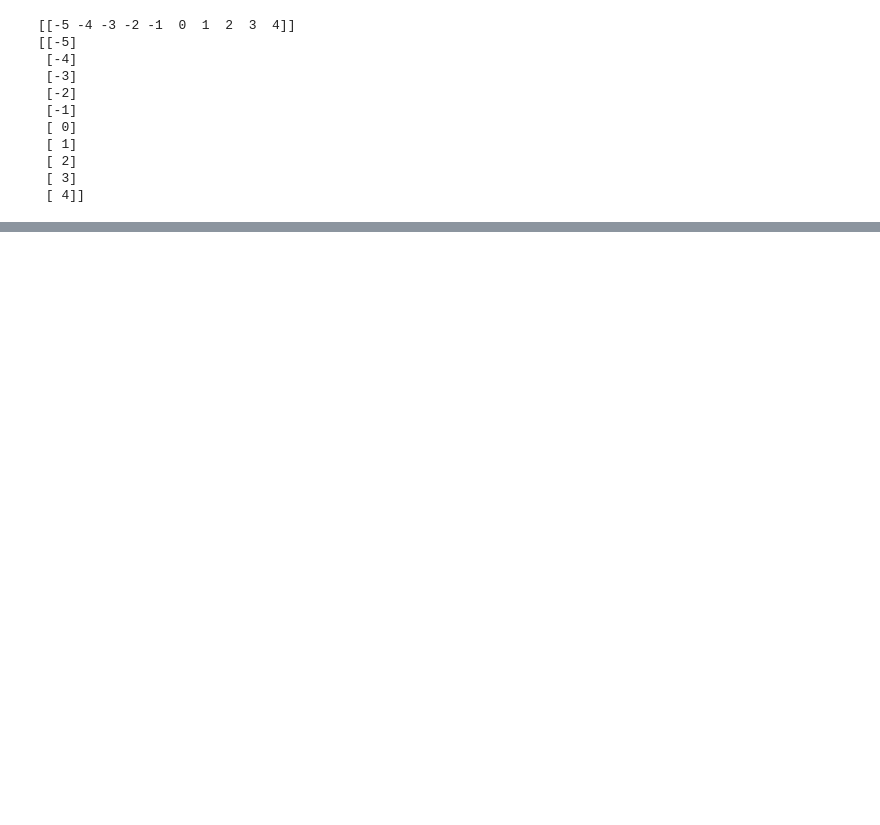
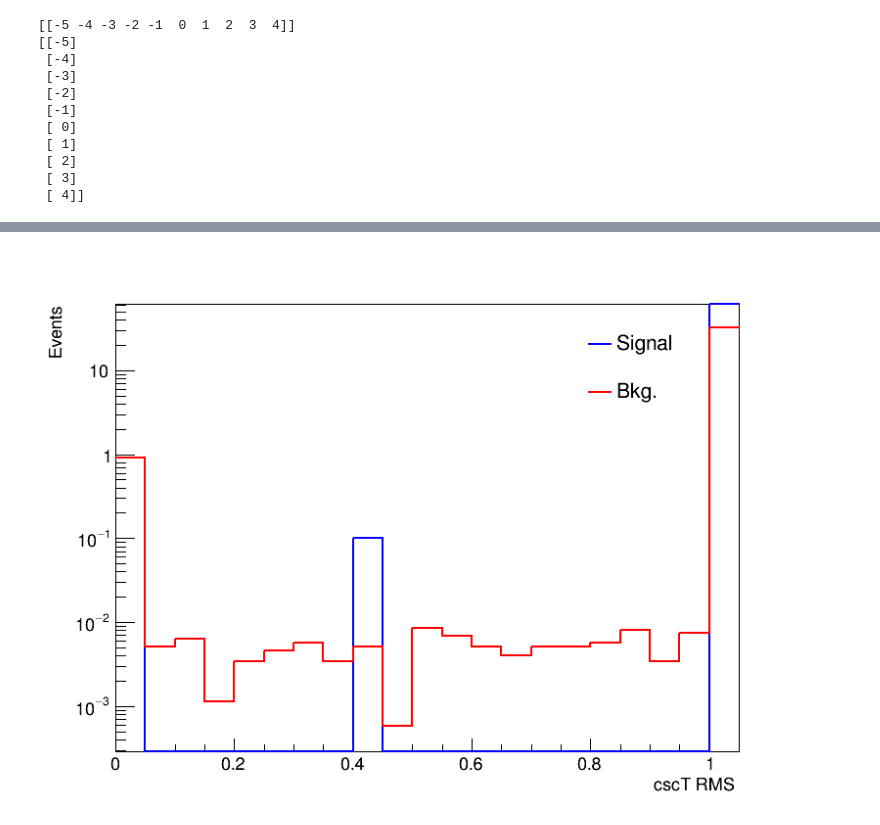
Before and after one commit to cms-lpc-llp/delayed_jet_analyzer, a Jupyter notebook: plot_scripts/muon_roi_trigger.ipynb, the cells around one changed output, grey strips where cells are left out. Cells and saved outputs as stored; diff of their text form; code cells hidden in the pictures; blank space fills up the shorter version.

```diff
--- a/plot_scripts/muon_roi_trigger.ipynb
+++ b/plot_scripts/muon_roi_trigger.ipynb
@@ -491,0 +1225,40 @@ Info in <TCanvas::Print>: pdf file muon_roi_trigger_signal_vs_bkg.pdf has been c
+# %%
+# cscTiming RMS plot for QCD/vH samples
+
+c3 = rt.TCanvas('c3','c3', 800, 600)
+h['cscT_dis_rms'] = create_TH1D(cscT_dis_rms, axis_title=['cscT_dis_rms', 'Events'], name='cscT_dis_rms', binning=[20, 0, 1])
+h['cscT_dis_rms'].SetLineColor(4)
+
+h['cscT_prompt_rms'] = create_TH1D(cscT_prompt_rms, axis_title=['cscT_prompt_rms', 'Events'], name='cscT_prompt_rms', binning=[20, 0, 1])
+h['cscT_prompt_rms'].SetLineColor(2)
+
+c3.SetLogy()
+
+h['cscT_dis_rms'].Scale(1.0/h['cscT_dis_rms'].Integral())
+h['cscT_prompt_rms'].Scale(1.0/h['cscT_prompt_rms'].Integral())
+
+#h['cscT_dis_rms'].SetLineWidth(2)
+#h['cscT_prompt_rms'].SetLineWidth(2)
+h['cscT_dis_rms'].GetXaxis().SetRangeUser(0,200)
+h['cscT_prompt_rms'].GetXaxis().SetRangeUser(0,200)
+h['cscT_dis_rms'].SetLineWidth(2)
+h['cscT_prompt_rms'].SetLineWidth(2)
+h['cscT_prompt_rms'].SetStats(0)
+h['cscT_prompt_rms'].SetTitle("")
+h['cscT_prompt_rms'].SetXTitle("cscT RMS")
+h['cscT_prompt_rms'].Draw('histo')
+h['cscT_dis_rms'].Draw('histo+same')
+h['cscT_prompt_rms'].Draw('histo+same')
+
+legend = rt.TLegend(0.70,0.70,0.87,0.87);
+legend.SetTextSize(0.04);
+legend.SetBorderSize(0);
+legend.SetFillStyle(0);
+legend.AddEntry( h['cscT_dis_rms'], "Signal" , "L");
+legend.AddEntry( h['cscT_prompt_rms'], "Bkg." , "L");
+legend.Draw();
+
+c3.Draw()
+c3.SaveAs("cscT_rms_signal_vs_bkg.pdf")
+c3.SaveAs("cscT_rms_signal_vs_bkg.C")
+# %% [output]
@@ -491,0 +1270 @@ Info in <TCanvas::Print>: pdf file muon_roi_trigger_signal_vs_bkg.pdf has been c
+[figure, added]
```
Also changed, not shown: parts of 32 cells of this notebook.
